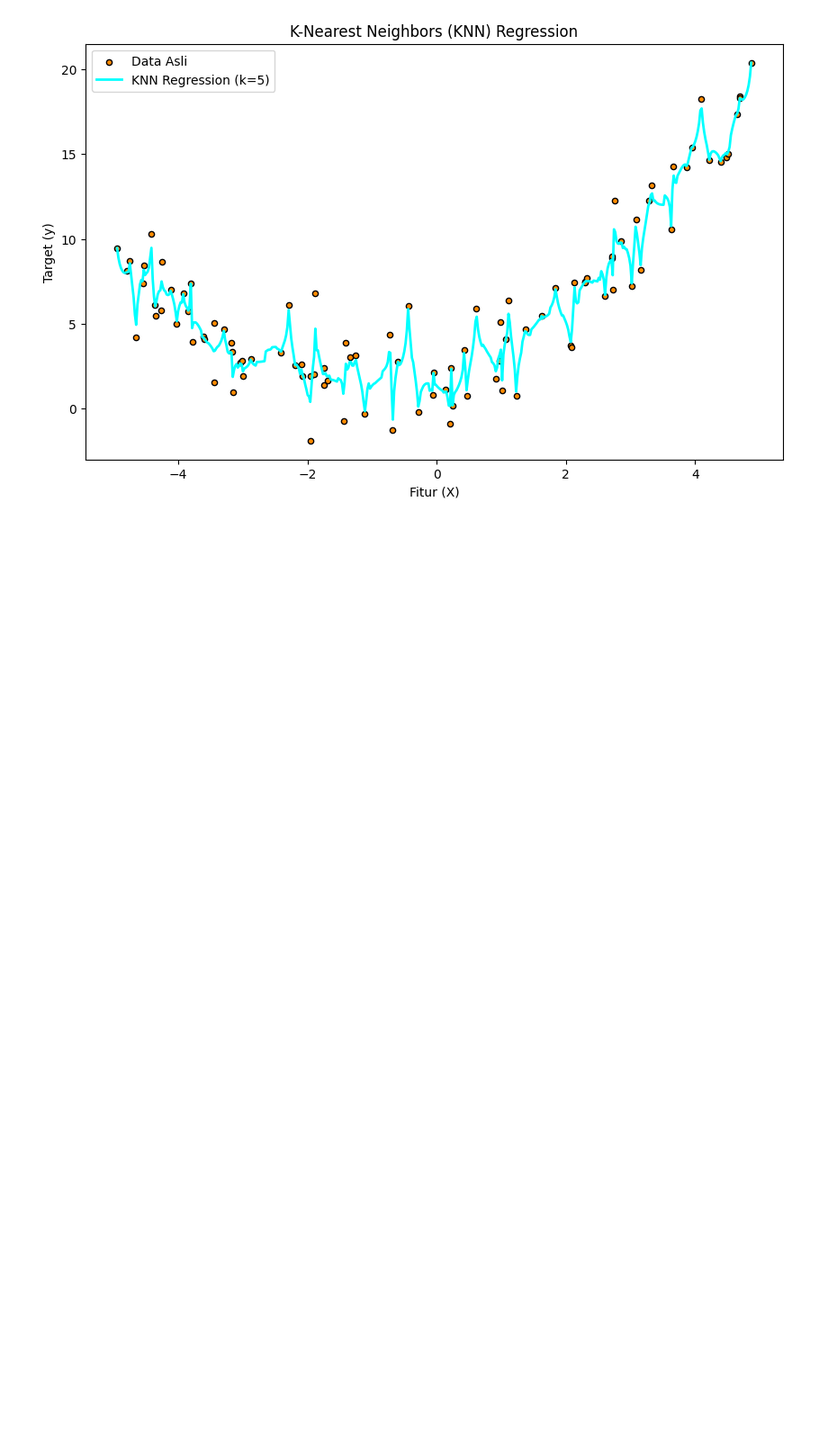
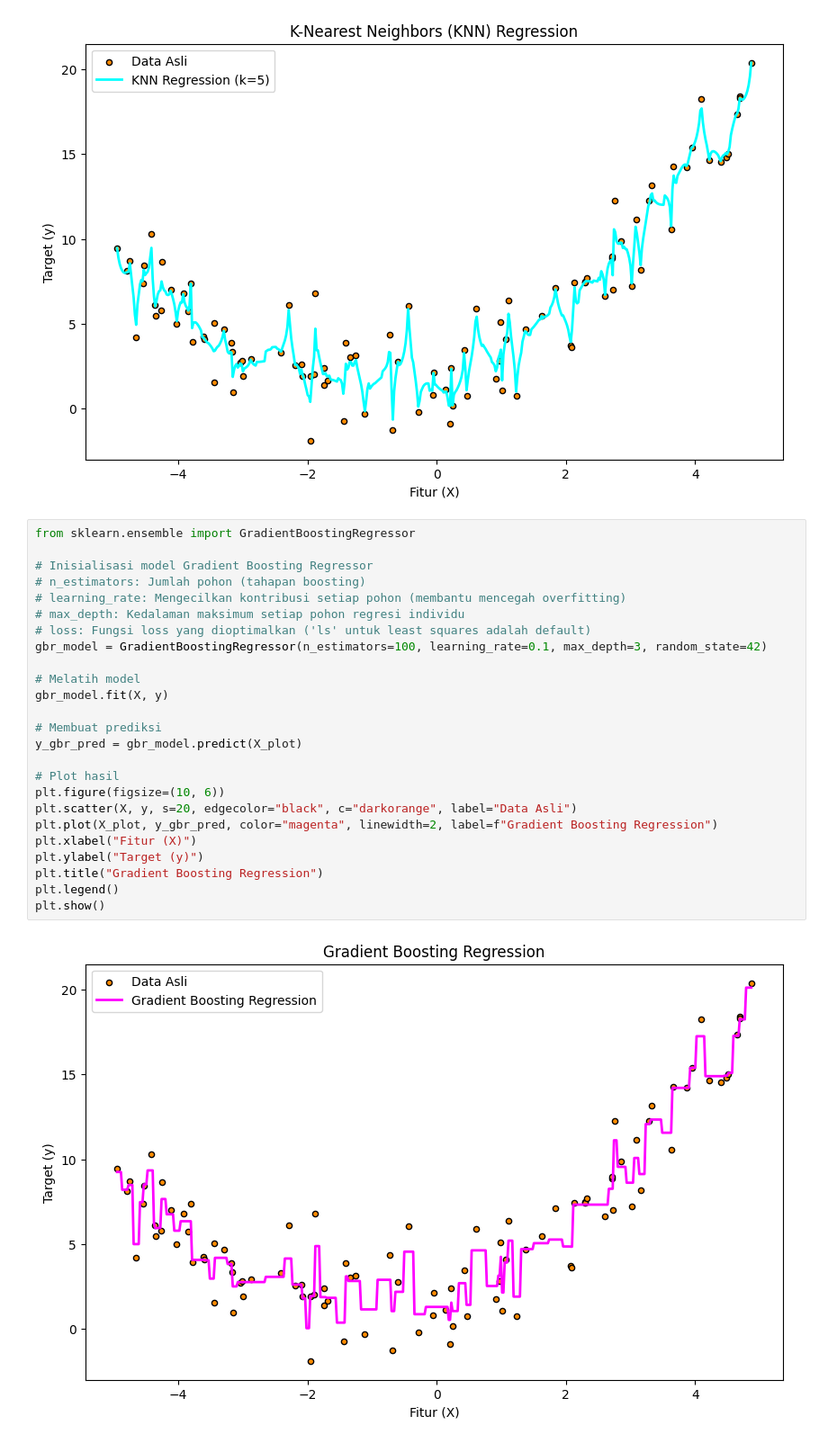
Before and after one commit to HansenDafa/machine-learning, a Jupyter notebook: supervised/regression/linear-regression/main.ipynb, the cells around one changed output. Shown at 90% size. Saved outputs shown, nothing was run; the diff lists cells and outputs as text; blank space fills up the shorter version.

Commit message:
gradient-boosting-regression

```diff
--- a/supervised/regression/linear-regression/main.ipynb
+++ b/supervised/regression/linear-regression/main.ipynb
@@ -312,3 +312,30 @@ plt.legend()
 plt.show()
 # %% [output]
 [figure]
+# %%
+from sklearn.ensemble import GradientBoostingRegressor
+
+# Inisialisasi model Gradient Boosting Regressor
+# n_estimators: Jumlah pohon (tahapan boosting)
+# learning_rate: Mengecilkan kontribusi setiap pohon (membantu mencegah overfitting)
+# max_depth: Kedalaman maksimum setiap pohon regresi individu
+# loss: Fungsi loss yang dioptimalkan ('ls' untuk least squares adalah default)
+gbr_model = GradientBoostingRegressor(n_estimators=100, learning_rate=0.1, max_depth=3, random_state=42)
+
+# Melatih model
+gbr_model.fit(X, y)
+
+# Membuat prediksi
+y_gbr_pred = gbr_model.predict(X_plot)
+
+# Plot hasil
+plt.figure(figsize=(10, 6))
+plt.scatter(X, y, s=20, edgecolor="black", c="darkorange", label="Data Asli")
+plt.plot(X_plot, y_gbr_pred, color="magenta", linewidth=2, label=f"Gradient Boosting Regression")
+plt.xlabel("Fitur (X)")
+plt.ylabel("Target (y)")
+plt.title("Gradient Boosting Regression")
+plt.legend()
+plt.show()
+# %% [output]
+[figure, added]
```
